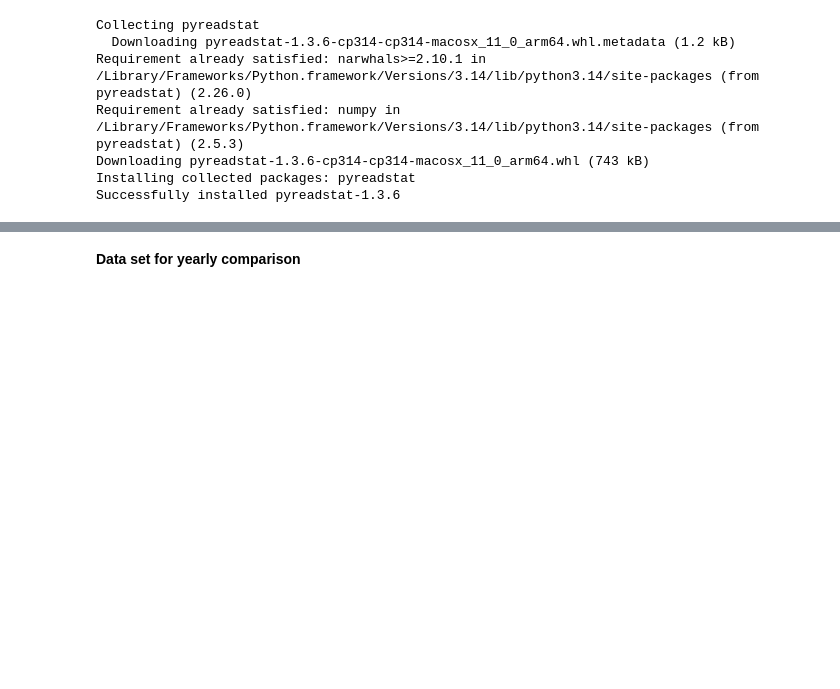
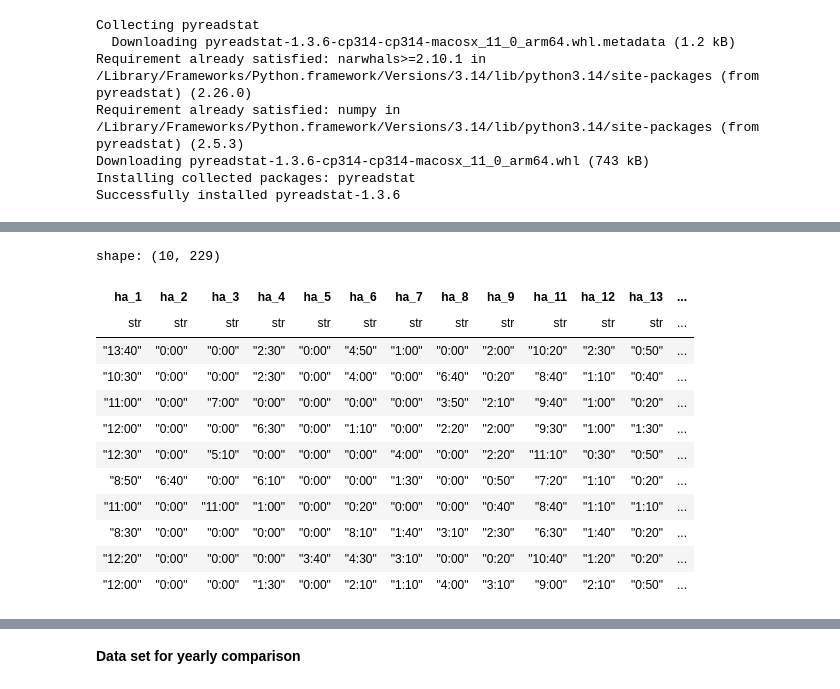
Before and after one commit to max-zwei/portfolio, a Jupyter notebook: projects/infographics/data/data.ipynb, the cells around one changed output, grey strips where cells are left out. Cells and saved outputs as stored; diff of their text form; code cells hidden in the pictures; blank space fills up the shorter version.

```diff
--- a/projects/infographics/data/data.ipynb
+++ b/projects/infographics/data/data.ipynb
@@ -110,35 +102,45 @@ df_2022_AG1629_activities = df_2022_activities.filter(
 ## 2022: ha_... (in minutes)
 
 ## Rename ZH to ha
 def rename_activity_column(column):
     if column.startswith("ZH"):
         return f"ha_{column[2:]}"
     return column
 
 df_1991_AG1629_activities = df_1991_AG1629_activities.rename(rename_activity_column)
 df_2001_AG1629_activities = df_2001_AG1629_activities.rename(rename_activity_column)
 
 ## Trim the dataframes to only the activity columns
 df_1991_AG1629_activities = df_1991_AG1629_activities.select(
     pl.col(r'^ha_.*$')
 ).select(
     pl.exclude('ha_OEFF','ha_FAM','ha_PERS')
 )
 
 df_2001_AG1629_activities = df_2001_AG1629_activities.select(
     pl.col(r'^ha_.*$')
 )
 
 df_2012_AG1629_activities = df_2012_AG1629_activities.select(
     pl.col(r'^ha_.*$')
 )
 
 df_2022_AG1629_activities = df_2022_AG1629_activities.select(
     pl.col(r'^ha_.*$')
 )
 
-## MAP 1991 activity codes to 2012/2022 activity codes
-## Raise 2001 activity code group by 1 to match 2012/2022 activity codes
-## List the columns in the same order for each dataframe, detect any missing columns and fill them with 0s
-
-##########################################################################
+df_2022_AG1629_activities.sample(10)
+# %% [output]
+shape: (10, 229)
+| ha_1 | ha_2 | ha_3 | ha_4 | ha_5 | ha_6 | ha_7 | ha_8 | ha_9 | ha_11 | ha_12 | ha_13 | ... |
+| str | str | str | str | str | str | str | str | str | str | str | str | ... |
+| "13:40" | "0:00" | "0:00" | "2:30" | "0:00" | "4:50" | "1:00" | "0:00" | "2:00" | "10:20" | "2:30" | "0:50" | ... |
+| "10:30" | "0:00" | "0:00" | "2:30" | "0:00" | "4:00" | "0:00" | "6:40" | "0:20" | "8:40" | "1:10" | "0:40" | ... |
+| "11:00" | "0:00" | "7:00" | "0:00" | "0:00" | "0:00" | "0:00" | "3:50" | "2:10" | "9:40" | "1:00" | "0:20" | ... |
+| "12:00" | "0:00" | "0:00" | "6:30" | "0:00" | "1:10" | "0:00" | "2:20" | "2:00" | "9:30" | "1:00" | "1:30" | ... |
+| "12:30" | "0:00" | "5:10" | "0:00" | "0:00" | "0:00" | "4:00" | "0:00" | "2:20" | "11:10" | "0:30" | "0:50" | ... |
+| "8:50" | "6:40" | "0:00" | "6:10" | "0:00" | "0:00" | "1:30" | "0:00" | "0:50" | "7:20" | "1:10" | "0:20" | ... |
+| "11:00" | "0:00" | "11:00" | "1:00" | "0:00" | "0:20" | "0:00" | "0:00" | "0:40" | "8:40" | "1:10" | "1:10" | ... |
+| "8:30" | "0:00" | "0:00" | "0:00" | "0:00" | "8:10" | "1:40" | "3:10" | "2:30" | "6:30" | "1:40" | "0:20" | ... |
+| "12:20" | "0:00" | "0:00" | "0:00" | "3:40" | "4:30" | "3:10" | "0:00" | "0:20" | "10:40" | "1:20" | "0:20" | ... |
+| "12:00" | "0:00" | "0:00" | "1:30" | "0:00" | "2:10" | "1:10" | "4:00" | "3:10" | "9:00" | "2:10" | "0:50" | ... |
```
Also changed, not shown: parts of 6 cells of this notebook.
